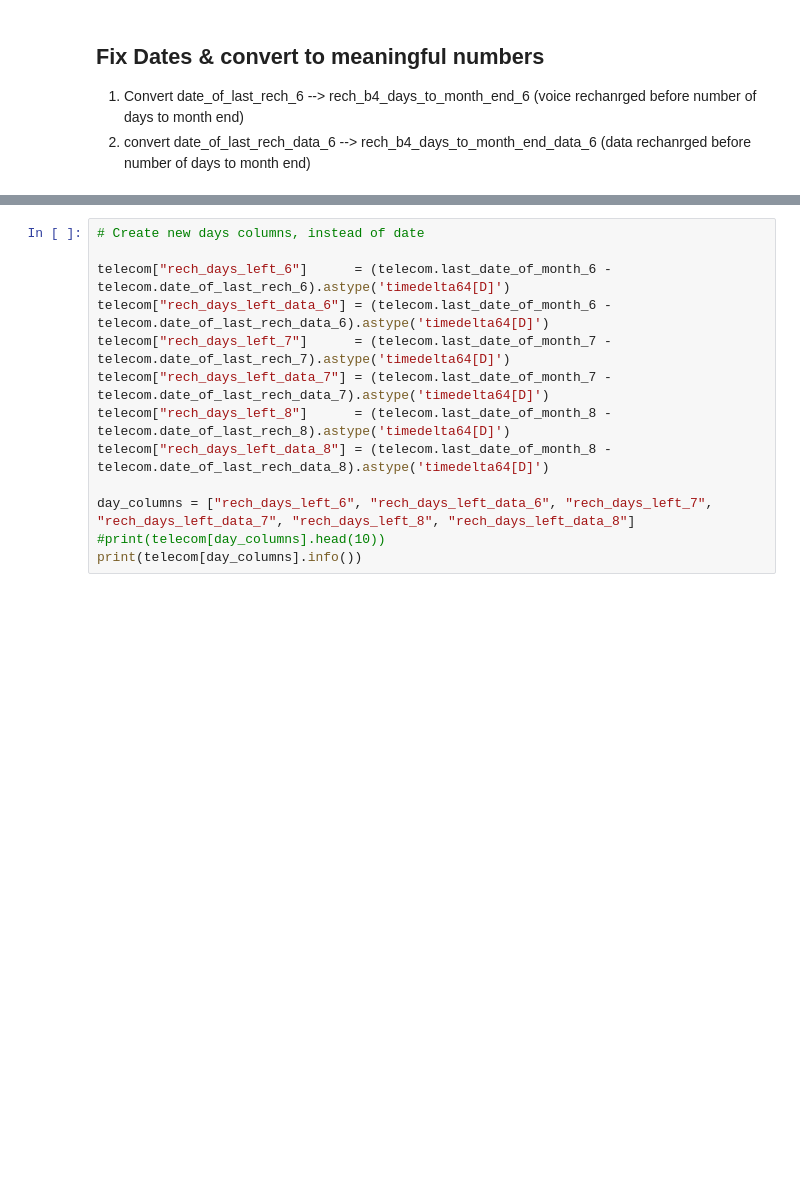
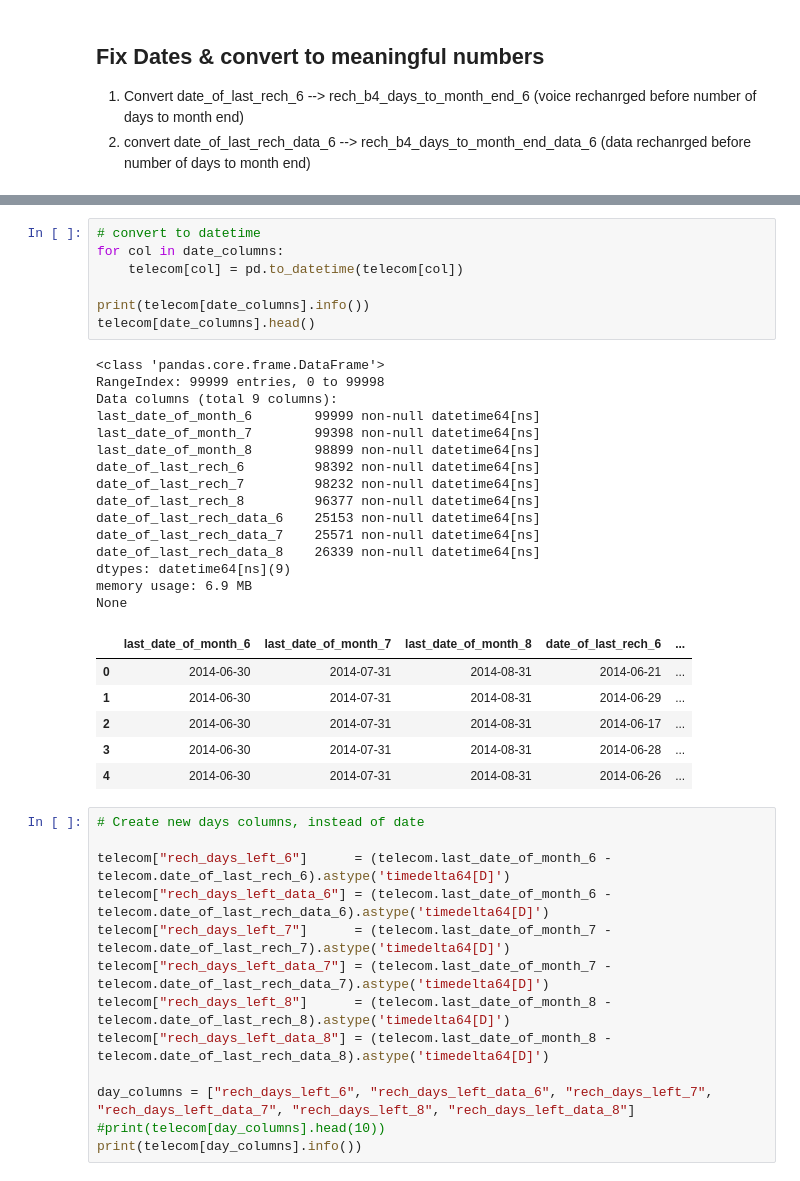
Before and after one commit to iici-psiddineni/ML_Telecom_Churn, a Jupyter notebook: 1_TCCS_DataCleaning.ipynb, the cells around one changed output, grey strips where cells are left out. Cells and saved outputs as stored; diff of their text form; blank space fills up the shorter version.

```diff
--- a/1_TCCS_DataCleaning.ipynb
+++ b/1_TCCS_DataCleaning.ipynb
@@ -111,3 +93,32 @@ None
+# %%
+# convert to datetime
+for col in date_columns:
+    telecom[col] = pd.to_datetime(telecom[col])
+
+print(telecom[date_columns].info())
+telecom[date_columns].head()
+# %% [output]
+<class 'pandas.core.frame.DataFrame'>
+RangeIndex: 99999 entries, 0 to 99998
+Data columns (total 9 columns):
+last_date_of_month_6        99999 non-null datetime64[ns]
+last_date_of_month_7        99398 non-null datetime64[ns]
+last_date_of_month_8        98899 non-null datetime64[ns]
+date_of_last_rech_6         98392 non-null datetime64[ns]
+date_of_last_rech_7         98232 non-null datetime64[ns]
+date_of_last_rech_8         96377 non-null datetime64[ns]
+date_of_last_rech_data_6    25153 non-null datetime64[ns]
+date_of_last_rech_data_7    25571 non-null datetime64[ns]
+date_of_last_rech_data_8    26339 non-null datetime64[ns]
+dtypes: datetime64[ns](9)
+memory usage: 6.9 MB
+None
+|  | last_date_of_month_6 | last_date_of_month_7 | last_date_of_month_8 | date_of_last_rech_6 | ... |
+| 0 | 2014-06-30 | 2014-07-31 | 2014-08-31 | 2014-06-21 | ... |
+| 1 | 2014-06-30 | 2014-07-31 | 2014-08-31 | 2014-06-29 | ... |
+| 2 | 2014-06-30 | 2014-07-31 | 2014-08-31 | 2014-06-17 | ... |
+| 3 | 2014-06-30 | 2014-07-31 | 2014-08-31 | 2014-06-28 | ... |
+| 4 | 2014-06-30 | 2014-07-31 | 2014-08-31 | 2014-06-26 | ... |
 # %%
 # Create new days columns, instead of date
 
```
Also changed, not shown: parts of 26 cells of this notebook.
